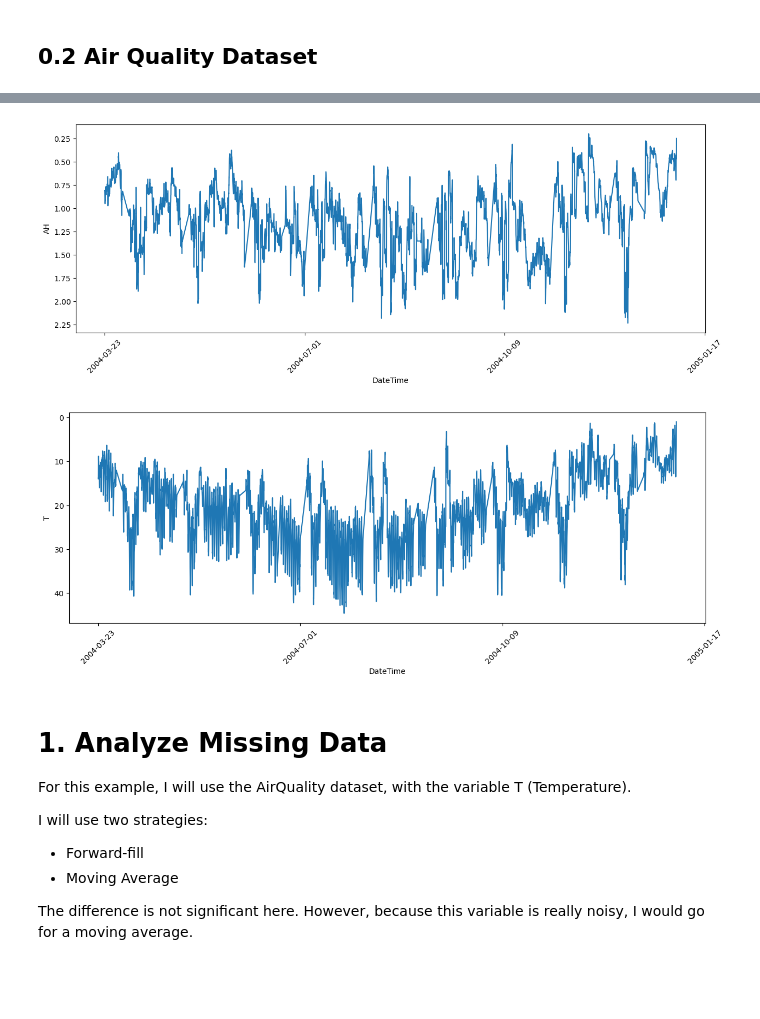
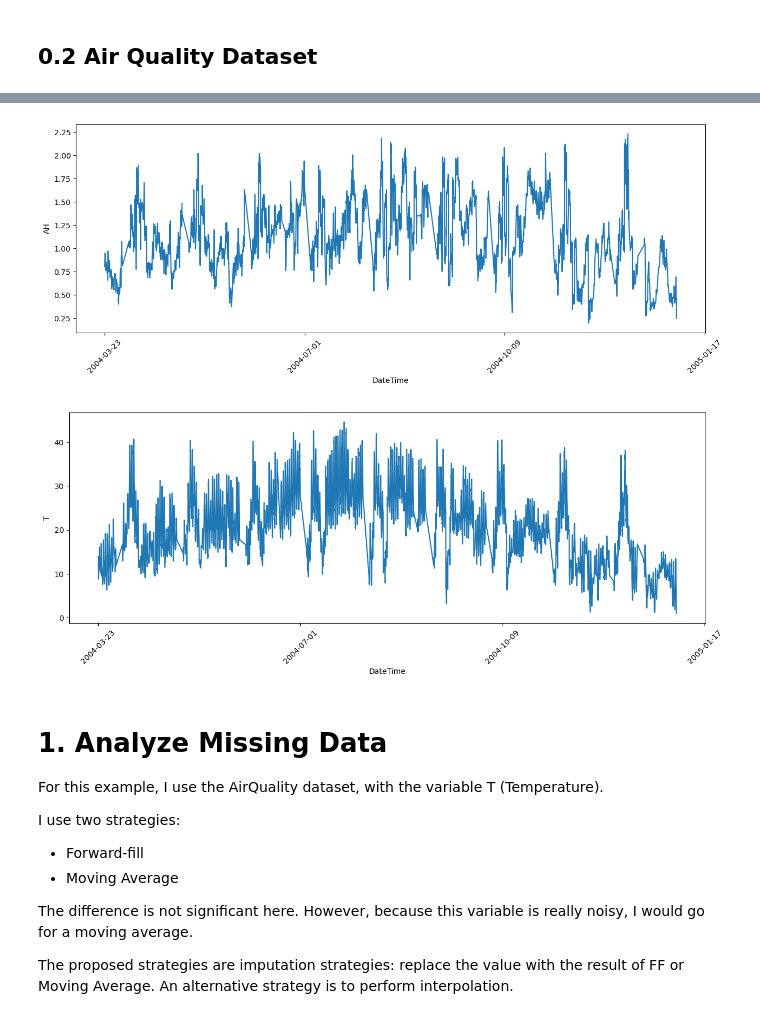
Before and after one commit to mcachosoblechero/time-series-examples, a Jupyter notebook: 1-time-series-data-wrangling.ipynb, the cells around one changed output, grey strips where cells are left out. Drawn from its saved outputs; the diff is of its cells as text; code cells hidden in the pictures; blank space fills up the shorter version.

Commit message:
Initial time series wrangling ready

```diff
--- a/1-time-series-data-wrangling.ipynb
+++ b/1-time-series-data-wrangling.ipynb
@@ -72,12 +74,12 @@ AirQualityUCI = AirQualityUCI.drop(['Date', 'Time'], axis=1)
 # Reformat columns
 cols = ['CO(GT)', 'T', 'RH', 'AH']
 for col in cols:
-    AirQualityUCI[col] = AirQualityUCI[col].str.replace(",", ".").astype('float').replace(-200, None)
+    AirQualityUCI[col] = AirQualityUCI[col].str.replace(",", ".").replace('-200', None).astype('float')
 
 # Take only an interval of dates
 start_date = "23-03-2004"
 end_date = "01-03-2005"
 AirQualityUCI = AirQualityUCI.loc[(AirQualityUCI['DateTime'] >= start_date) & (AirQualityUCI['DateTime'] <= end_date)]
 
-AirQualityUCI.head()
+AirQualityUCI.info()
 # %% [output]
@@ -90,21 +103,23 @@ AirQualityUCI.head()
 # %%
 plot_lineplot_time_series(AirQualityUCI, "DateTime", "AH")
 # %% [output]
-[figure, old version]
+[figure, new version]
 # %%
-plot_time_series(AirQualityUCI, "DateTime", "T")
+plot_lineplot_time_series(AirQualityUCI, "DateTime", "T")
 # %% [output]
-[figure, old version]
+[figure, new version]
 # %% [markdown]
 # 1. Analyze Missing Data
 
-For this example, I will use the AirQuality dataset, with the variable T (Temperature).
+For this example, I use the AirQuality dataset, with the variable T (Temperature).
 
-I will use two strategies:
+I use two strategies:
 - Forward-fill
 - Moving Average
 
 The difference is not significant here. However, because this variable is really noisy, I would go for a moving average.
+
+The proposed strategies are imputation strategies: replace the value with the result of FF or Moving Average. An alternative strategy is to perform interpolation.
 # %%
 # Forward Fill
 AirQualityUCI["T_FFill"] = AirQualityUCI['T'].fillna(method='ffill')
```
Also changed, not shown: parts of 19 cells of this notebook.
